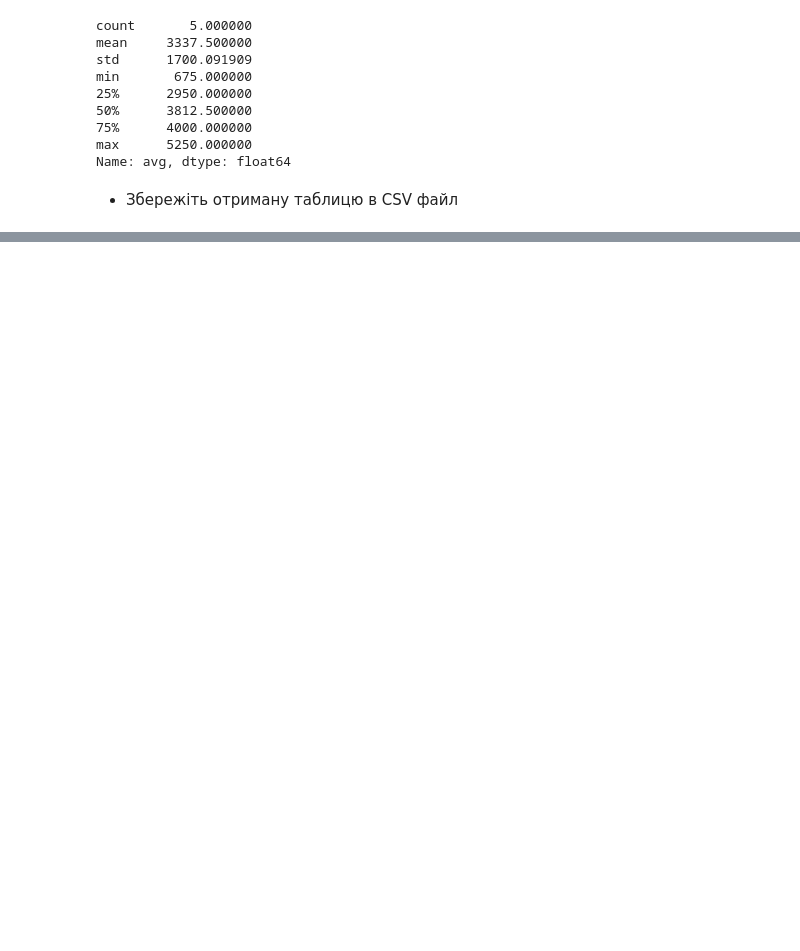
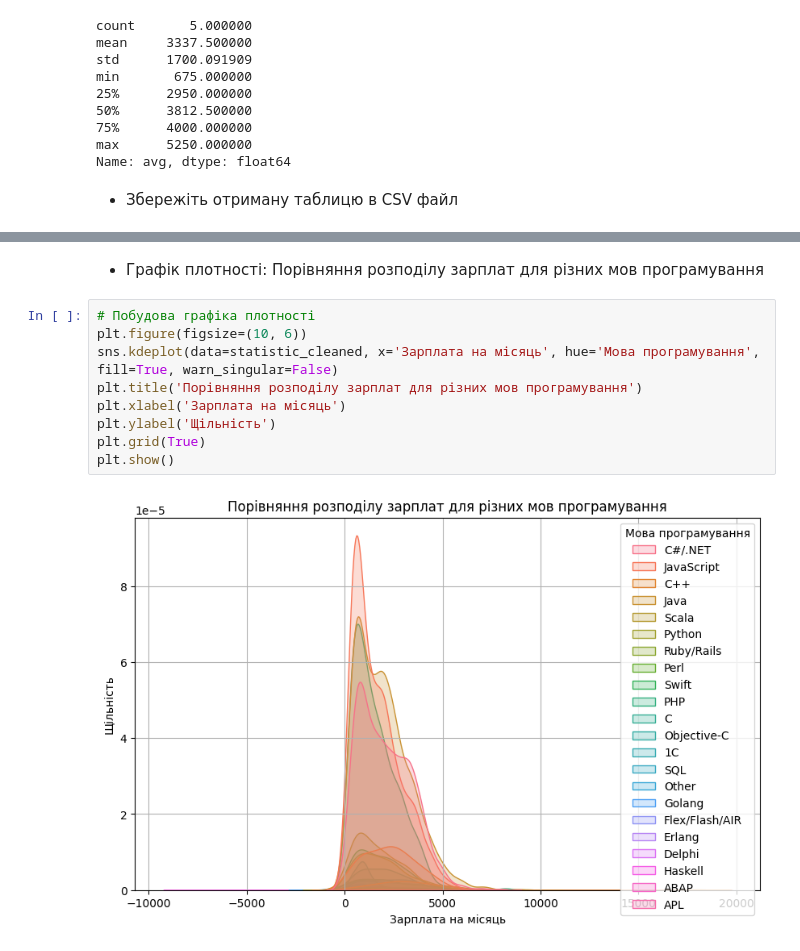
Before and after one commit to djmary-k/Py16DS_HW02, a Jupyter notebook: Hw2_2.ipynb, the cells around one changed output, grey strips where cells are left out. Saved outputs shown, nothing was run; the diff lists cells and outputs as text; blank space fills up the shorter version.

```diff
--- a/Hw2_2.ipynb
+++ b/Hw2_2.ipynb
@@ -258,0 +312,13 @@ data_salary.to_csv('/content/drive/MyDrive/Colab Notebooks/data_salary.csv')
+# %% [markdown]
+* Графік плотності: Порівняння розподілу зарплат для різних мов програмування
+# %%
+# Побудова графіка плотності
+plt.figure(figsize=(10, 6))
+sns.kdeplot(data=statistic_cleaned, x='Зарплата на місяць', hue='Мова програмування', fill=True, warn_singular=False)
+plt.title('Порівняння розподілу зарплат для різних мов програмування')
+plt.xlabel('Зарплата на місяць')
+plt.ylabel('Щільність')
+plt.grid(True)
+plt.show()
+# %% [output]
+[figure, added]
```
Also changed, not shown: parts of 12 cells of this notebook.
